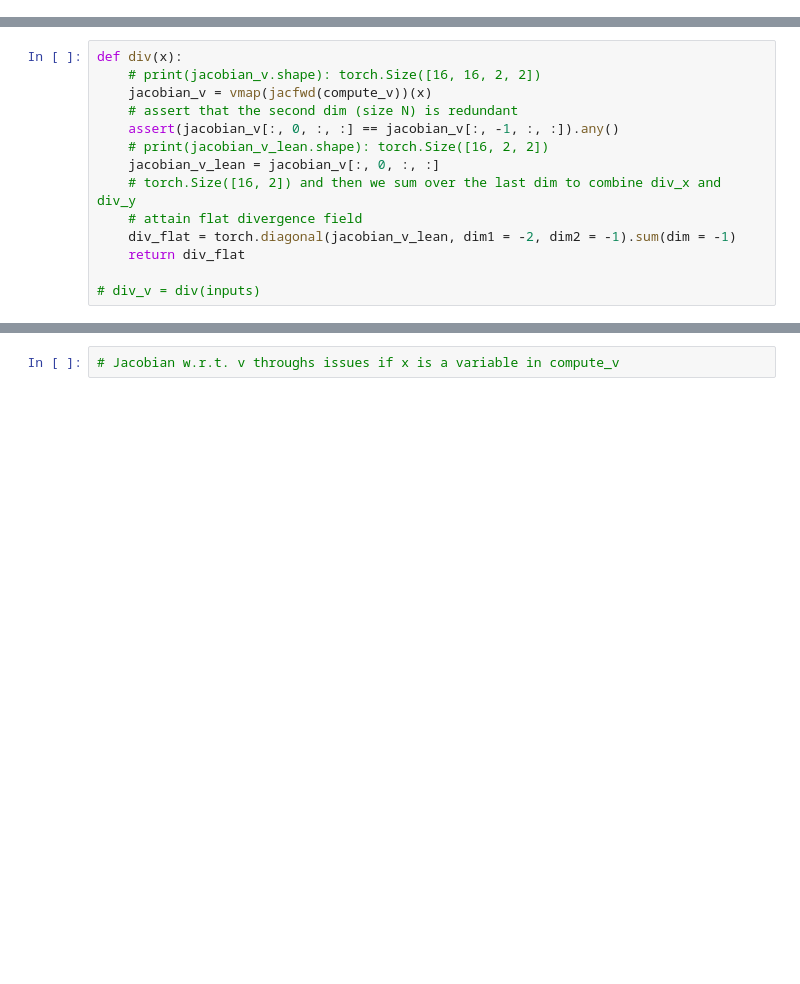
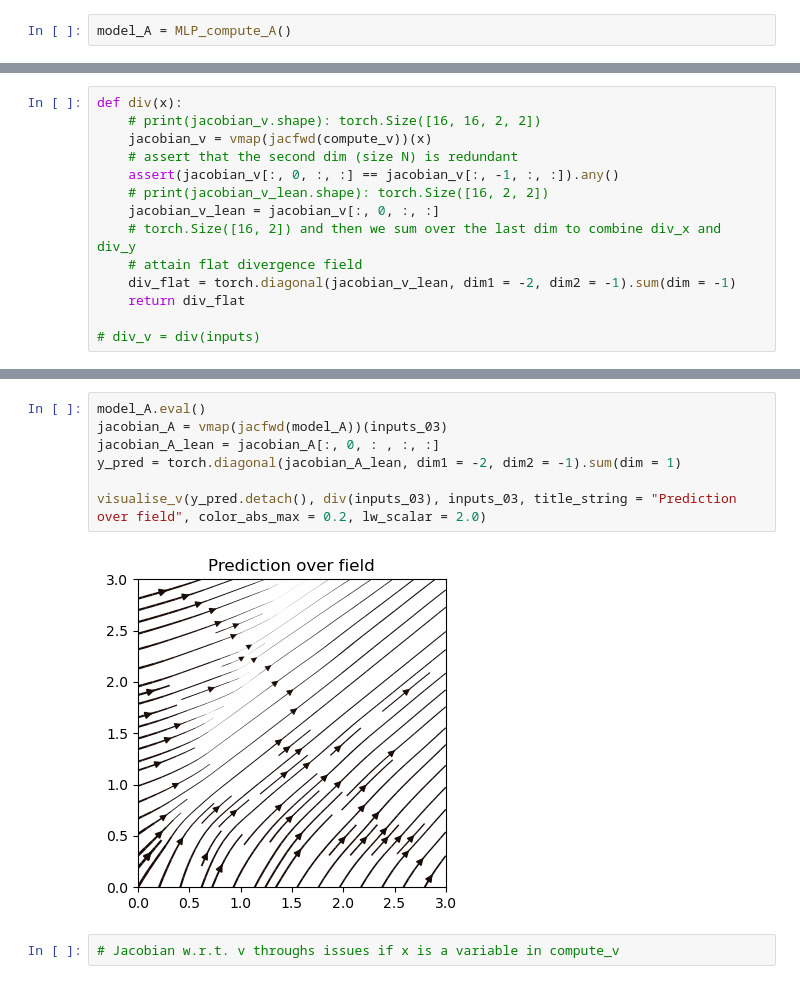
Before and after one commit to kimbente/ice_thickness, a Jupyter notebook: dfNN_pytorch.ipynb, the cells around one changed output, grey strips where cells are left out. Saved outputs shown, nothing was run; the diff lists cells and outputs as text; blank space fills up the shorter version.

```diff
--- a/dfNN_pytorch.ipynb
+++ b/dfNN_pytorch.ipynb
@@ -343,0 +383,2 @@ class MLP(nn.Module):
+# %%
+model_A = MLP_compute_A()
@@ -461,3 +650,12 @@ visualise_v(v.detach(), div_v.detach(), inputs, title_string = "v(x)", color_abs
+# %%
+model_A.eval()
+jacobian_A = vmap(jacfwd(model_A))(inputs_03)
+jacobian_A_lean = jacobian_A[:, 0, : , :, :]
+y_pred = torch.diagonal(jacobian_A_lean, dim1 = -2, dim2 = -1).sum(dim = 1)
+
+visualise_v(y_pred.detach(), div(inputs_03), inputs_03, title_string = "Prediction over field", color_abs_max = 0.2, lw_scalar = 2.0)
+# %% [output]
+[figure, added]
 # %%
 # Jacobian w.r.t. v throughs issues if x is a variable in compute_v
 # %% [markdown]
```
Also changed, not shown: parts of 14 cells of this notebook, 3 other files.
